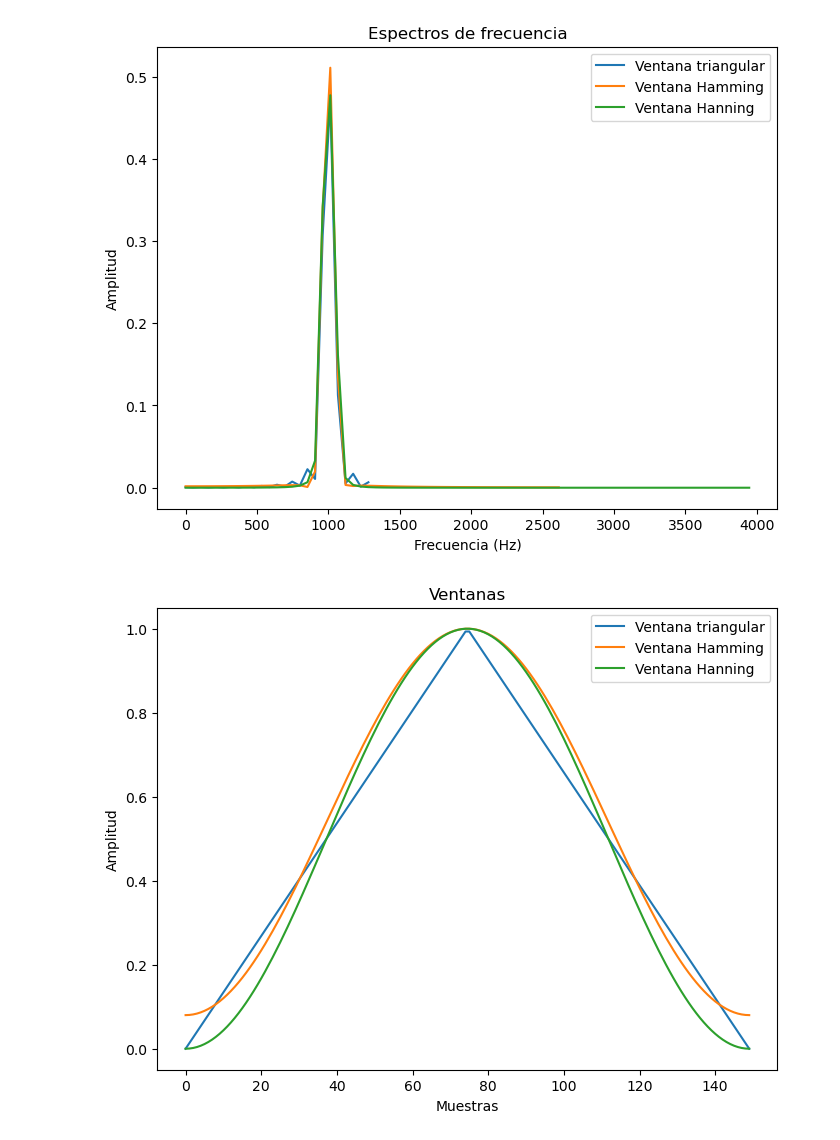
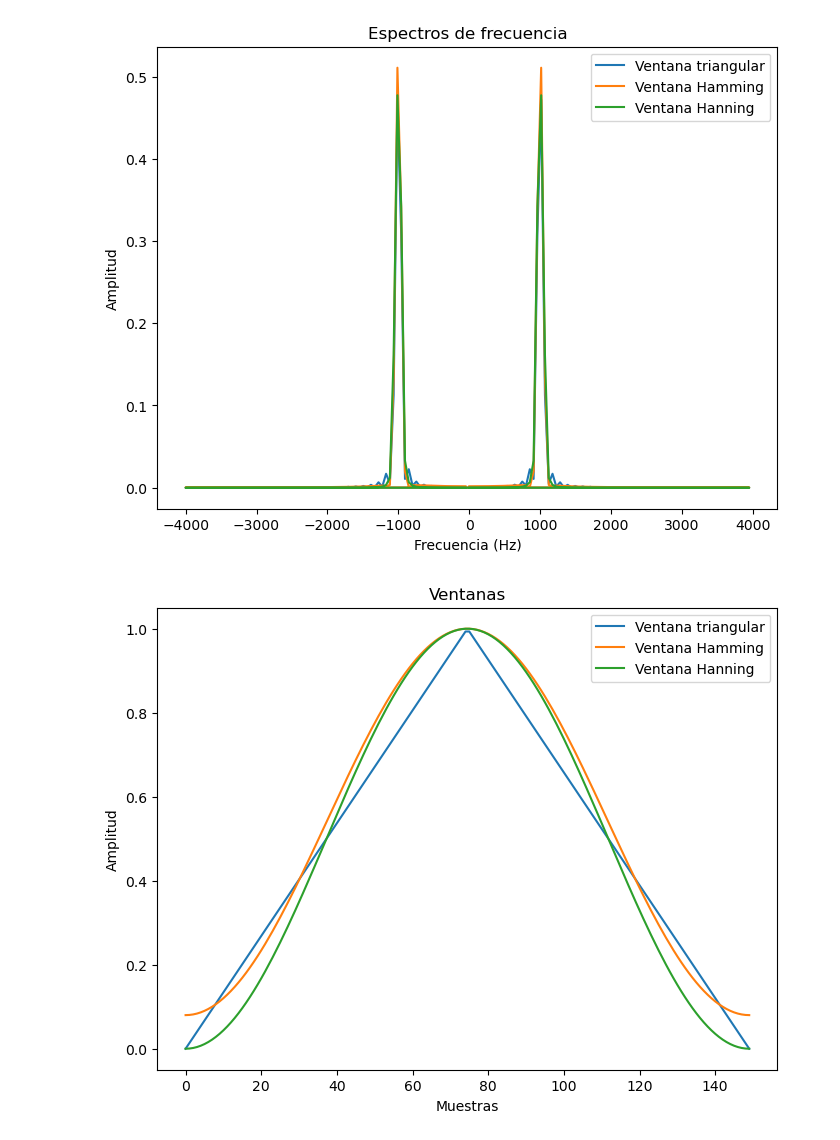
Before and after one commit to JosephArroyave/PDS, a Jupyter notebook: Lab#2-Punto#1.ipynb, the cells around one changed output. Drawn from its saved outputs; the diff is of its cells as text; code cells hidden in the pictures.

```diff
--- a/Lab#2-Punto#1.ipynb
+++ b/Lab#2-Punto#1.ipynb
@@ -54,37 +54,37 @@ x_tri = x[:150] * window_trinagular[:150]
 x_ham = x[:150] * window_hamming[:150]
 x_han = x[:150] * window_hanning[:150]
 
 # Calcular la transformada de Fourier
 X_tri = np.abs(np.fft.fft(x_tri)) / 150
 X_ham = np.abs(np.fft.fft(x_ham)) / 150
 X_han = np.abs(np.fft.fft(x_han)) / 150
 freq_tri = np.fft.fftfreq(len(x_tri), d=1/8000)
 freq_ham = np.fft.fftfreq(len(x_ham), d=1/8000)
 freq_han = np.fft.fftfreq(len(x_han), d=1/8000)
 
 # Graficar los espectros de frecuencia
 plt.figure(figsize=(8, 6))
-plt.plot(freq_tri[:25], X_tri[:25], label='Ventana triangular')
-plt.plot(freq_ham[:50], X_ham[:50], label='Ventana Hamming')
-plt.plot(freq_han[:75], X_han[:75], label='Ventana Hanning')
+plt.plot(freq_tri[:M], X_tri[:M], label='Ventana triangular')
+plt.plot(freq_ham[:M], X_ham[:M], label='Ventana Hamming')
+plt.plot(freq_han[:M], X_han[:M], label='Ventana Hanning')
 plt.xlabel('Frecuencia (Hz)')
 plt.ylabel('Amplitud')
 plt.title('Espectros de frecuencia')
 plt.legend()
 plt.show()
 
 # Graficar las ventanas
 plt.figure(figsize=(8, 6))
 plt.plot(triangular_window, label='Ventana triangular')
 plt.plot(hamming_window, label='Ventana Hamming')
 plt.plot(hanning_window, label='Ventana Hanning')
 plt.xlabel('Muestras')
 plt.ylabel('Amplitud')
 plt.title('Ventanas')
 plt.legend()
 plt.show()
 # %% [output]
-[figure, old version]
+[figure, new version]
 [figure]
 # %%
 import numpy as np
```
Also changed, not shown: parts of 1 cell of this notebook, 1 other file.
